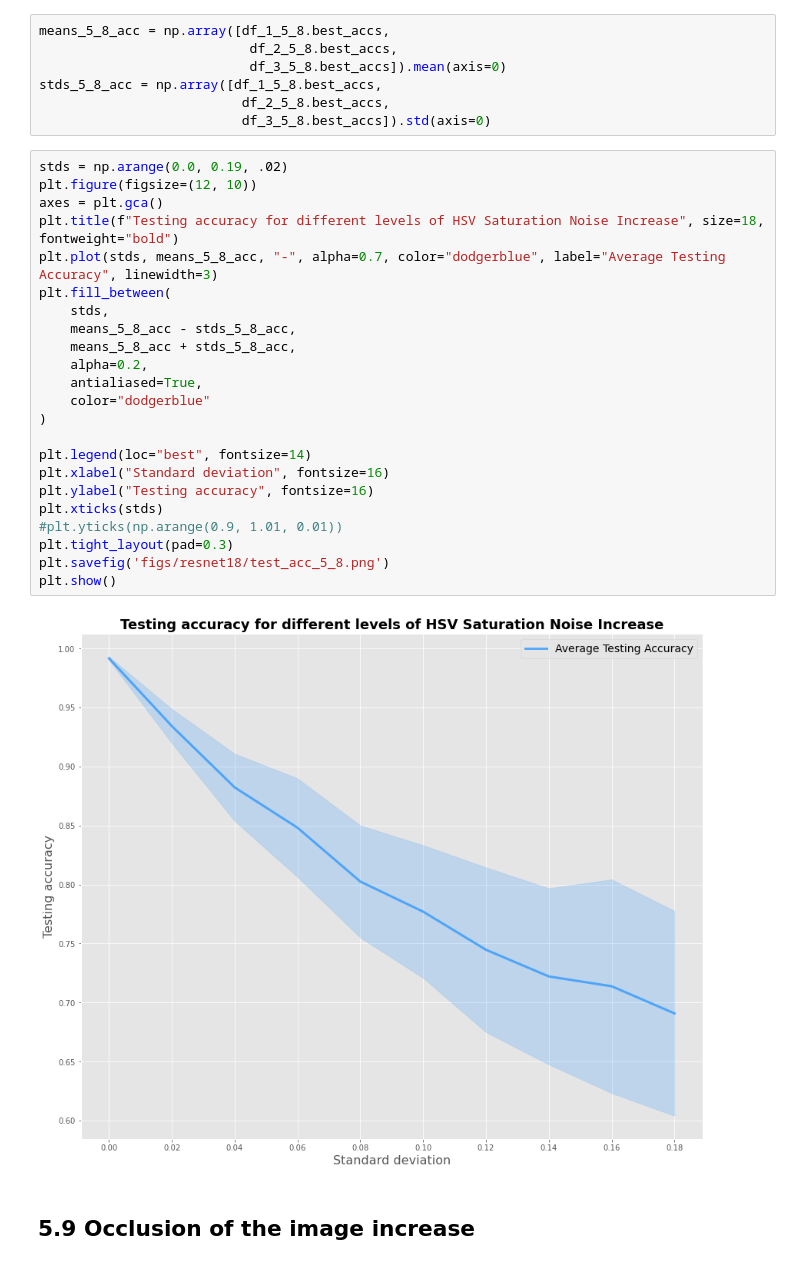
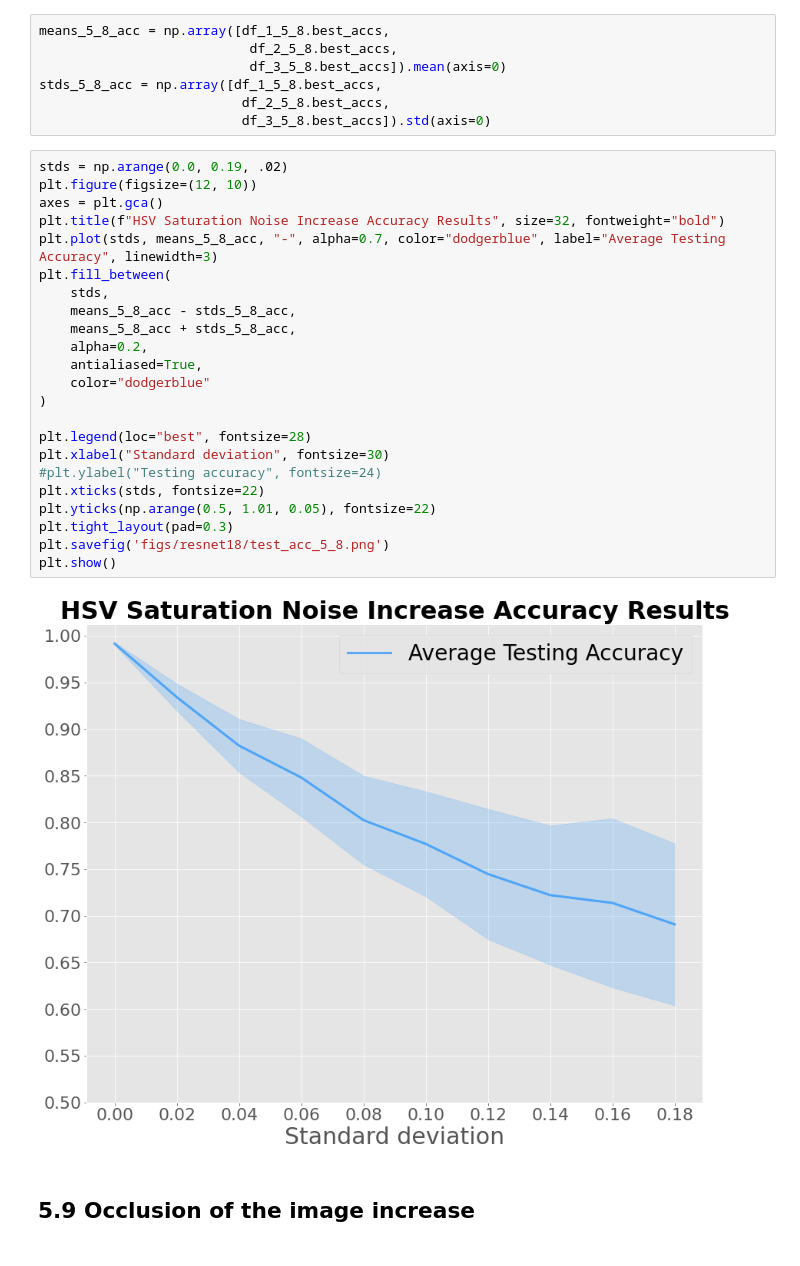
Before and after one commit to federicoarenasl/BoVW-ResNet18-Robustness-Evaluation, a Jupyter notebook: resnet_data_analyser.ipynb, the cells around one changed output. Drawn from its saved outputs; the diff is of its cells as text.

```diff
--- a/resnet_data_analyser.ipynb
+++ b/resnet_data_analyser.ipynb
@@ -682,28 +683,28 @@ stds_5_8_acc = np.array([df_1_5_8.best_accs,
 # %%
 stds = np.arange(0.0, 0.19, .02)
 plt.figure(figsize=(12, 10))
 axes = plt.gca()
-plt.title(f"Testing accuracy for different levels of HSV Saturation Noise Increase", size=18, fontweight="bold")
+plt.title(f"HSV Saturation Noise Increase Accuracy Results", size=32, fontweight="bold")
 plt.plot(stds, means_5_8_acc, "-", alpha=0.7, color="dodgerblue", label="Average Testing Accuracy", linewidth=3)
 plt.fill_between(
     stds,
     means_5_8_acc - stds_5_8_acc,
     means_5_8_acc + stds_5_8_acc,
     alpha=0.2,
     antialiased=True,
     color="dodgerblue"
 )
 
-plt.legend(loc="best", fontsize=14)
-plt.xlabel("Standard deviation", fontsize=16)
-plt.ylabel("Testing accuracy", fontsize=16)
-plt.xticks(stds)
-#plt.yticks(np.arange(0.9, 1.01, 0.01))
+plt.legend(loc="best", fontsize=28)
+plt.xlabel("Standard deviation", fontsize=30)
+#plt.ylabel("Testing accuracy", fontsize=24)
+plt.xticks(stds, fontsize=22)
+plt.yticks(np.arange(0.5, 1.01, 0.05), fontsize=22)
 plt.tight_layout(pad=0.3)
 plt.savefig('figs/resnet18/test_acc_5_8.png')
 plt.show()
 # %% [output]
-[figure, old version]
+[figure, new version]
 # %% [markdown]
 ## 5.9 Occlusion of the image increase
 # %%
```
Also changed, not shown: parts of 9 cells of this notebook, 4 other files.
